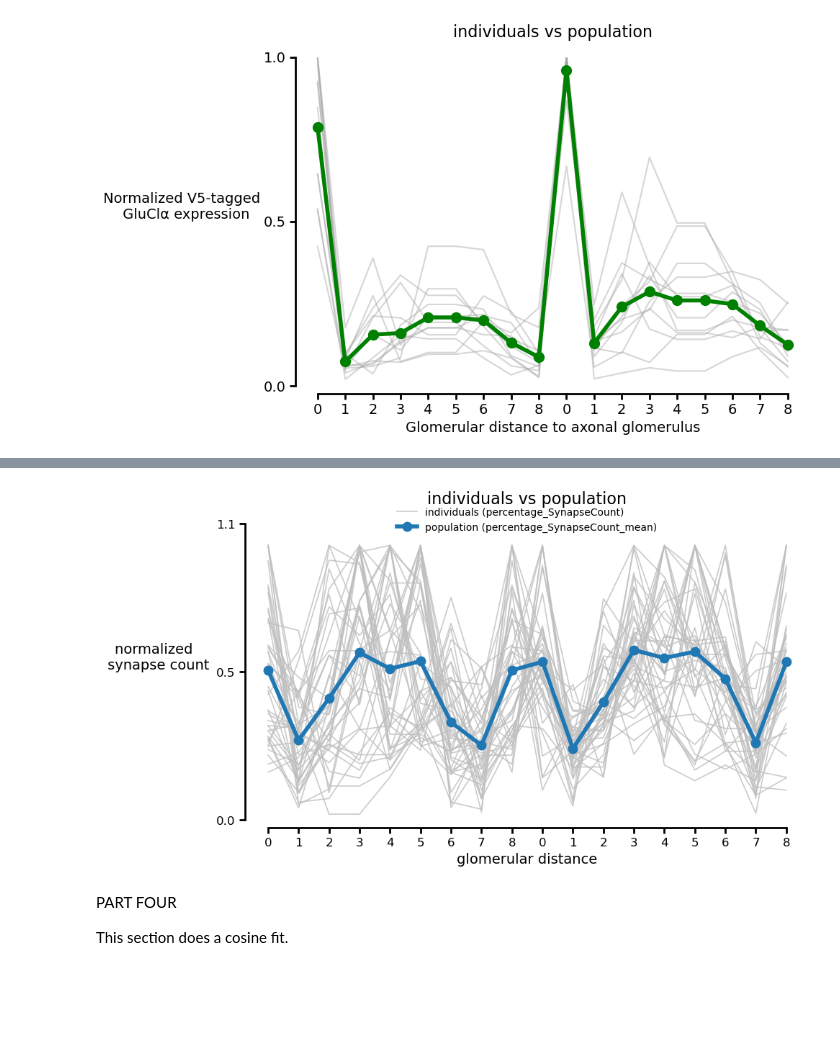
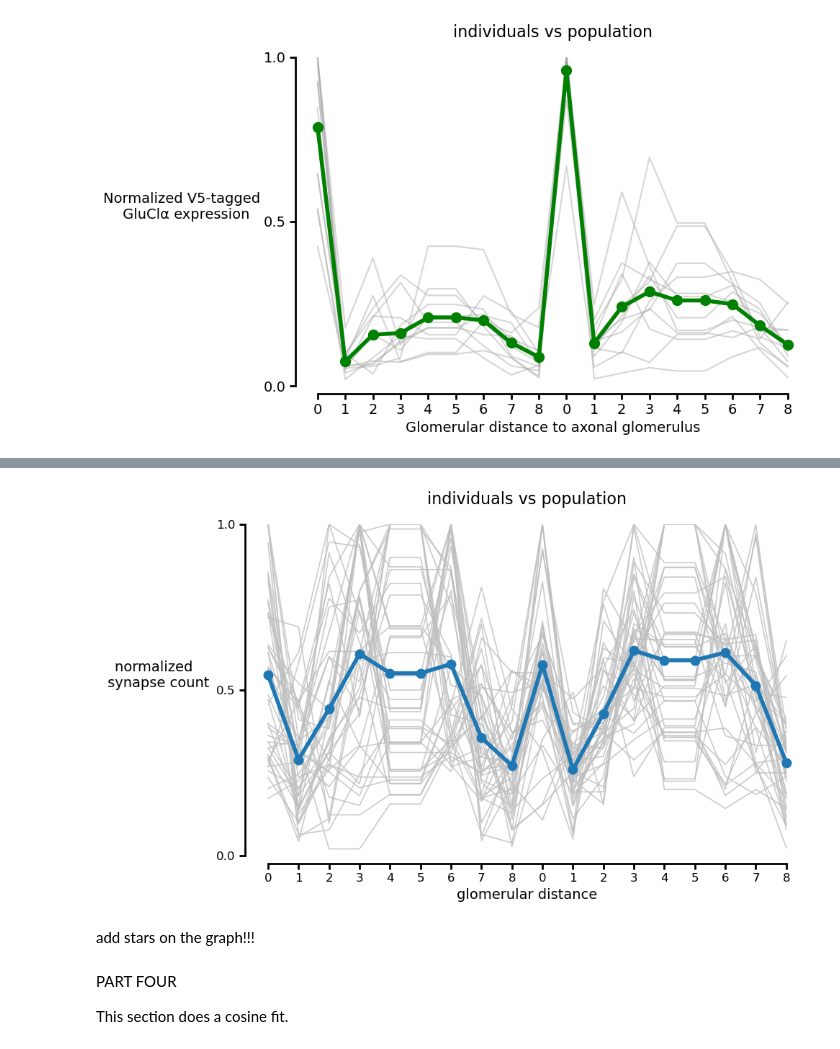
Before and after one commit to sansachenlelele/connectome_analysis_fisherlab, a Jupyter notebook: send_to_fisherlabgithub/notebooks/compare_receptor_to_neuprint_synapses_modified.ipynb, the cells around one changed output, grey strips where cells are left out. Cells and saved outputs as stored; diff of their text form; code cells hidden in the pictures; blank space fills up the shorter version.

```diff
--- a/send_to_fisherlabgithub/notebooks/compare_receptor_to_neuprint_synapses_modified.ipynb
+++ b/send_to_fisherlabgithub/notebooks/compare_receptor_to_neuprint_synapses_modified.ipynb
@@ -102,32 +106,33 @@ what is needed to be done: need axon at center first to duplicate the farthesr r
+# %%
+delta7_input_halves_combined_reordered_add1row = {
+    name: df.iloc[np.roll(np.arange(len(df)), -4)].reset_index(drop=True)
+    for name, df in delta7_input_halves_combined_reordered_add1row.items()
+}
 # %%
 # cmobine the L and R halves of the same cell back to one df
-delta7_input_combined_by_cell = {}
+delta7_input_combined_by_cell_add1row = {}
 
-for name, df in delta7_input_halves_combined_reordered.items():
+for name, df in delta7_input_halves_combined_reordered_add1row.items():
     name_parts = name.split("_")
     neuron_id = name_parts[1]
 
-    if neuron_id not in delta7_input_combined_by_cell:
-        delta7_input_combined_by_cell[neuron_id] = {}
+    if neuron_id not in delta7_input_combined_by_cell_add1row:
+        delta7_input_combined_by_cell_add1row[neuron_id] = {}
 
     if name.endswith("_L"):
-        delta7_input_combined_by_cell[neuron_id]["L"] = df
+        delta7_input_combined_by_cell_add1row[neuron_id]["L"] = df
     elif name.endswith("_R"):
-        delta7_input_combined_by_cell[neuron_id]["R"] = df
+        delta7_input_combined_by_cell_add1row[neuron_id]["R"] = df
 
-delta7_input_combined_by_cell = {
+delta7_input_combined_by_cell_add1row = {
     neuron_id: pd.concat(
         [halves["L"], halves["R"]],
         ignore_index=True,
     )
-    for neuron_id, halves in delta7_input_combined_by_cell.items()
+    for neuron_id, halves in delta7_input_combined_by_cell_add1row.items()
     if "L" in halves and "R" in halves
 }
 # %%
 # normalization: add the percentage of synapses for each row (each glomerulus divided by the glomerulus with the highest SynapseCount)
 # Yes, I am dividing all currently 16 glomeruli by the one highest glomerulus for this cell.
-delta7_input_combined_by_cell = connectome.add_percentage_synapse_count(delta7_input_combined_by_cell)
+delta7_input_combined_by_cell_add1row = connectome.add_percentage_synapse_count(delta7_input_combined_by_cell_add1row)
-# %%
-delta7_input_combined_by_cell_add1row = (
-    connectome.make_add1row_versions_for_combined_halves(
-        delta7_input_combined_by_cell))
@@ -408,36 +399,38 @@ connectome.plot_individual_vs_population_connectome(
 
     individual_color_mode="same",
     individual_color="0.75",
     individual_alpha=0.8,
     individual_linewidth=1.2,
 
     mean_line_color="tab:blue",
     dot_color="tab:blue",
     mean_linewidth=4,
     dot_size=9,
 
     xlabel="glomerular distance",
     ylabel="normalized \n synapse count",
     title="individuals vs population",
 
     ylabel_rotation=0,
     ylabel_labelpad=60,
 
     axis_linewidth=2,
     tick_width=2,
     tick_length=6,
     axis_outward=8,
 
-    ymax_mode="padded",
+    ymax_mode="exact",
     auto_y_scale=True,
 
-    show_legend=True,
+    show_legend=False,
     legend_ncol=1,
     #save_svg=project_root / "results" / "plots" / q_folder / "full_PB" / "delta7_connectome.svg",
 
 )
 # %% [output]
-[figure, old version]
+[figure, new version]
+# %% [markdown]
+add stars on the graph!!!
 # %% [markdown]
 <font size="10">PART FOUR</font>
 
```
Also changed, not shown: parts of 19 cells of this notebook, 4 other files.
